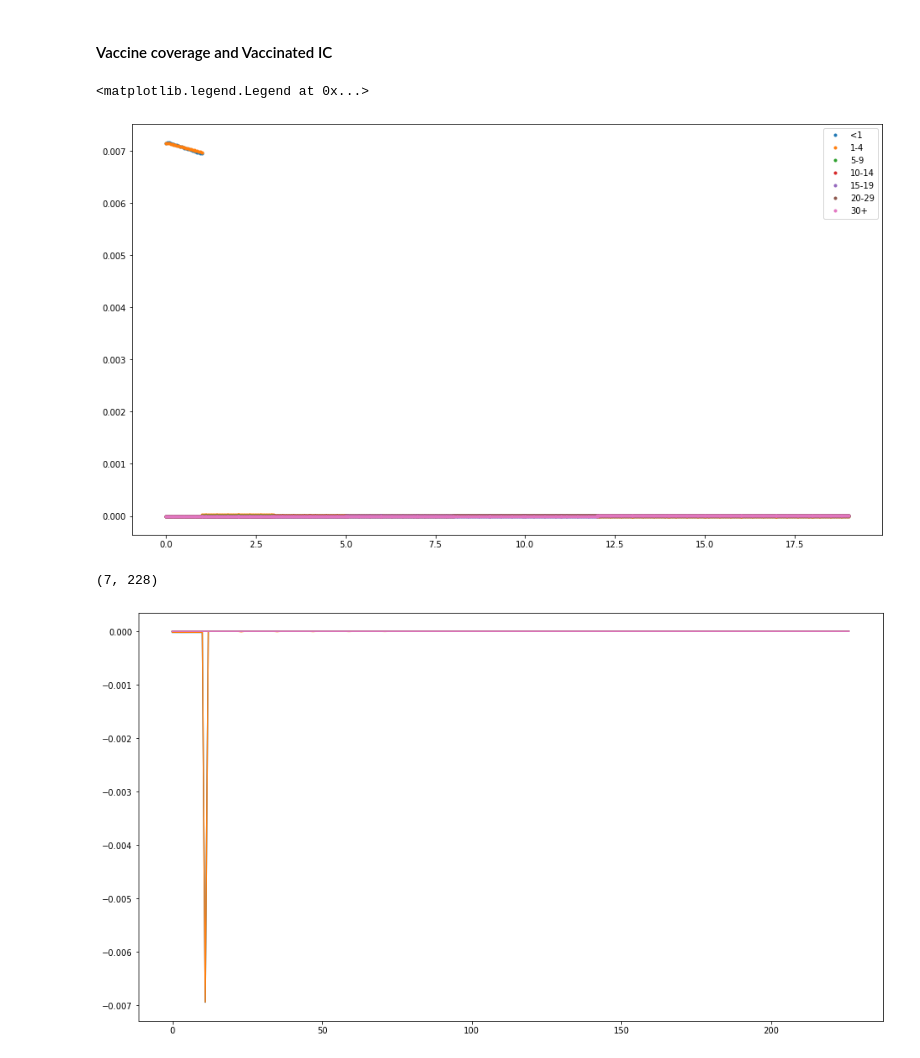
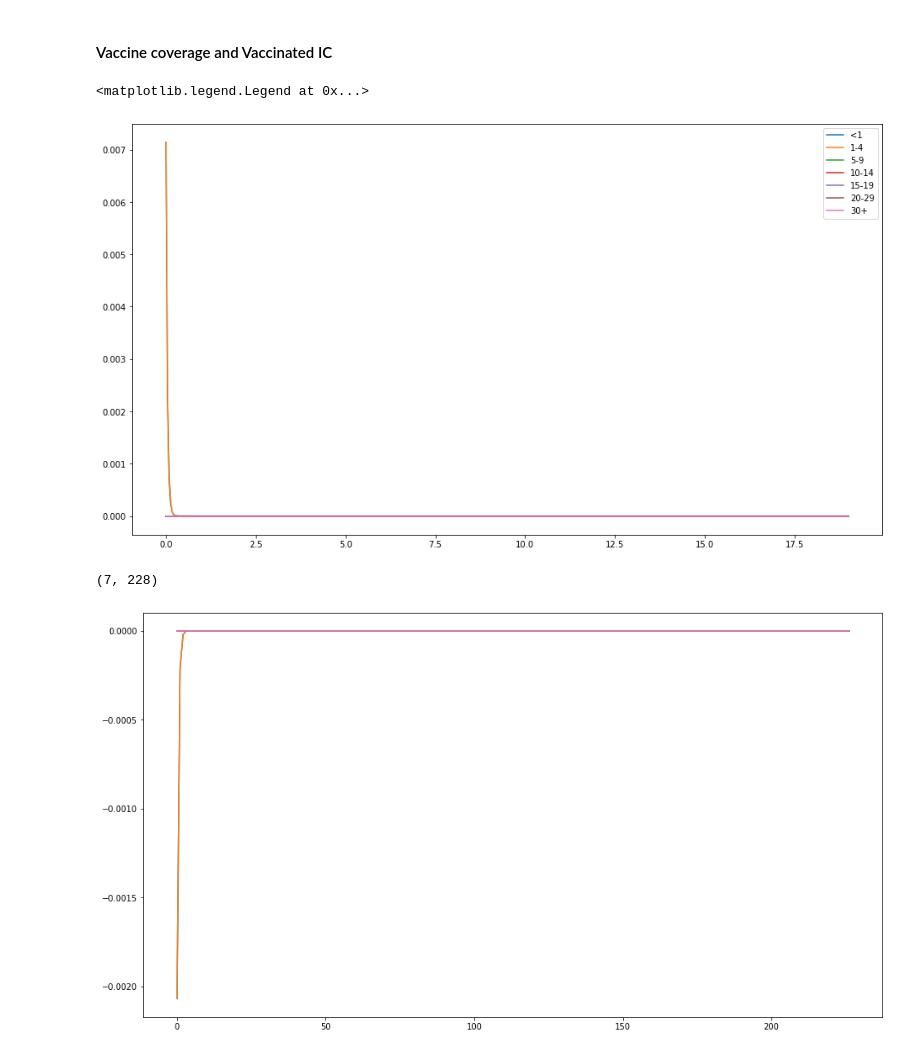
Before and after one commit to dhelekal/EpiRSG2020, a Jupyter notebook: model/Simulation_from_data.ipynb, the cells around one changed output. Drawn from its saved outputs; the diff is of its cells as text; code cells hidden in the pictures.

Commit message:
fix numerics
add scale for pop dependent parameters to bring them within a reasonable range of pop independent params

```diff
--- a/model/Simulation_from_data.ipynb
+++ b/model/Simulation_from_data.ipynb
@@ -126,14 +126,16 @@ Vacc_rate_years = Vacc_rate.iloc[0:7,2:21]
 # Issue: vaccination rate is up until 2016, now assume 2017-19 are the same?
 Vacc_rate_years["2017"] = Vacc_rate_years["2018"]  = Vacc_rate_years["2016"]
 # %%
+pop_scale = 1000 ###Set scale to per thousand population to avoid numeric precision issues
+
 para = m.ModelParams(
     age_strucure=[0,1, 5, 10, 15, 20, 30],  #age cuts
-    B= lambda t: (Births_UK * 1000)[int(np.floor(t))],  #births rate per capita
+    B= lambda t: (Births_UK * 1000/pop_scale)[int(np.floor(t))],  #births rate per capita
     V=lambda t: Vacc_rate_years.to_numpy()[:, int(np.floor(t))],
     d=lambda t: Deaths_years.to_numpy()[:, int(np.floor(t))],  #death rate
-    gamma=(1.0/14.0*365.0*1e-3)*np.ones([7]),
+    gamma=(1.0/14.0*365.0)*np.ones([7]),
     C=C_poly,
-    N= lambda t: Pops_tot[int(np.floor(t))]
+    N= lambda t: Pops_tot[int(np.floor(t))]/pop_scale
 )
 # %%
 beta = np.eye(7)*[0.98, 0.9, 0.85, 0.8, 0.7, 0.7, 0.7]
@@ -151,12 +153,12 @@ t = t_year
 # %%
 out[7:(7*2),:]
 plt.figure(figsize=(16,9))
 for ii in range(7):
-    plt.plot(t, np.transpose(out[7+ii,:]),".", label = age_class[ii])
+    plt.plot(t, np.transpose(out[7+ii,:]), label = age_class[ii])
 plt.legend()
 # %% [output]
 <matplotlib.legend.Legend at 0x...>
-[figure, old version]
+[figure, new version]
 # %%
 monthly_out = out[7:(7*2),1::2]
 # %%
@@ -174,4 +176,4 @@ for ii in range(groups):
 
     plt.plot(monthly_infected_sim)
 # %% [output]
-[figure, old version]
+[figure, new version]
```
